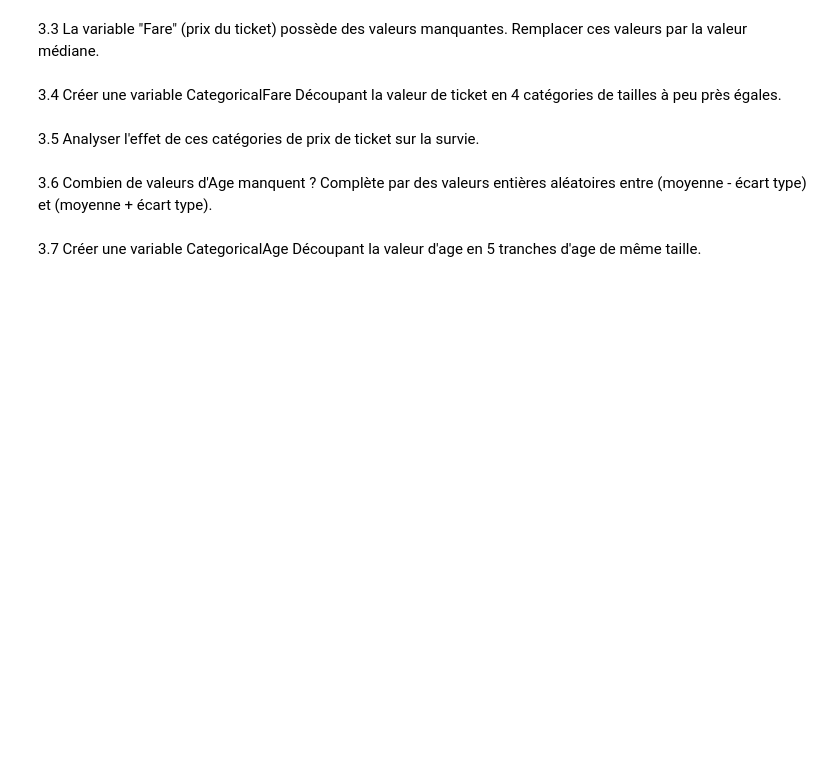
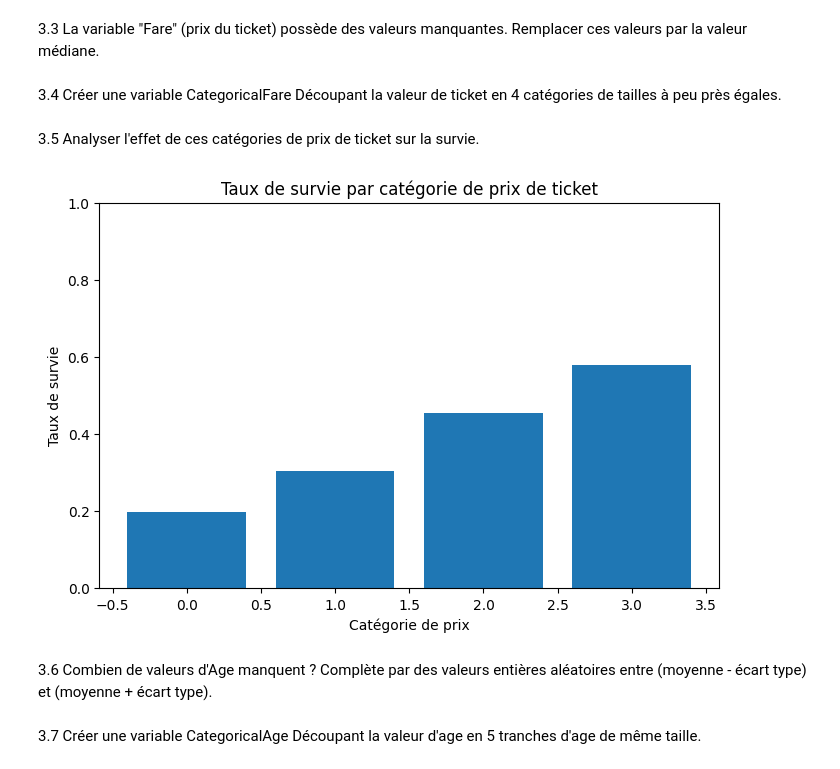
Before and after one commit to jeanlamarre16/datascience, a Jupyter notebook: TP2_prepa_feature.ipynb, the cells around one changed output. Cells and saved outputs as stored; diff of their text form; code cells hidden in the pictures; blank space fills up the shorter version.

```diff
--- a/TP2_prepa_feature.ipynb
+++ b/TP2_prepa_feature.ipynb
@@ -166,9 +363,38 @@ Ignorer les colonnes Name, Ticket et Cabin
 # %% [markdown]
 3.3 La variable "Fare" (prix du ticket) possède des valeurs manquantes. Remplacer ces valeurs par la valeur médiane.
+# %%
+def fill_fare_na(df):
+    median_fare = df['Fare'].median()
+    df['Fare'] = df['Fare'].fillna(median_fare)
+    return df
+
+df_train = fill_fare_na(df_train)
+df_test = fill_fare_na(df_test)
 # %% [markdown]
 3.4 Créer une variable CategoricalFare Découpant la valeur de ticket en 4 catégories de tailles à peu près égales.
+# %%
+def create_categorical_fare(df):
+    df['CategoricalFare'] = pd.qcut(df['Fare'], 4, labels=False)
+    return df
+
+df_train = create_categorical_fare(df_train)
+df_test = create_categorical_fare(df_test)
 # %% [markdown]
 3.5 Analyser l'effet de ces catégories de prix de ticket sur la survie.
+# %%
+def plot_survival_by_categorical_fare(df):
+    survival_rates = df.groupby('CategoricalFare')['Survived'].mean()
+    plt.figure(figsize=(8, 5))
+    plt.bar(survival_rates.index, survival_rates.values)
+    plt.title('Taux de survie par catégorie de prix de ticket')
+    plt.xlabel('Catégorie de prix')
+    plt.ylabel('Taux de survie')
+    plt.ylim(0, 1)
+    plt.show()
+
+plot_survival_by_categorical_fare(df_train)
+# %% [output]
+[figure, added]
 # %% [markdown]
 3.6 Combien de valeurs d'Age manquent ? Complète par des valeurs entières aléatoires entre (moyenne - écart type) et (moyenne + écart type).
 # %% [markdown]
```
Also changed, not shown: parts of 25 cells of this notebook.
